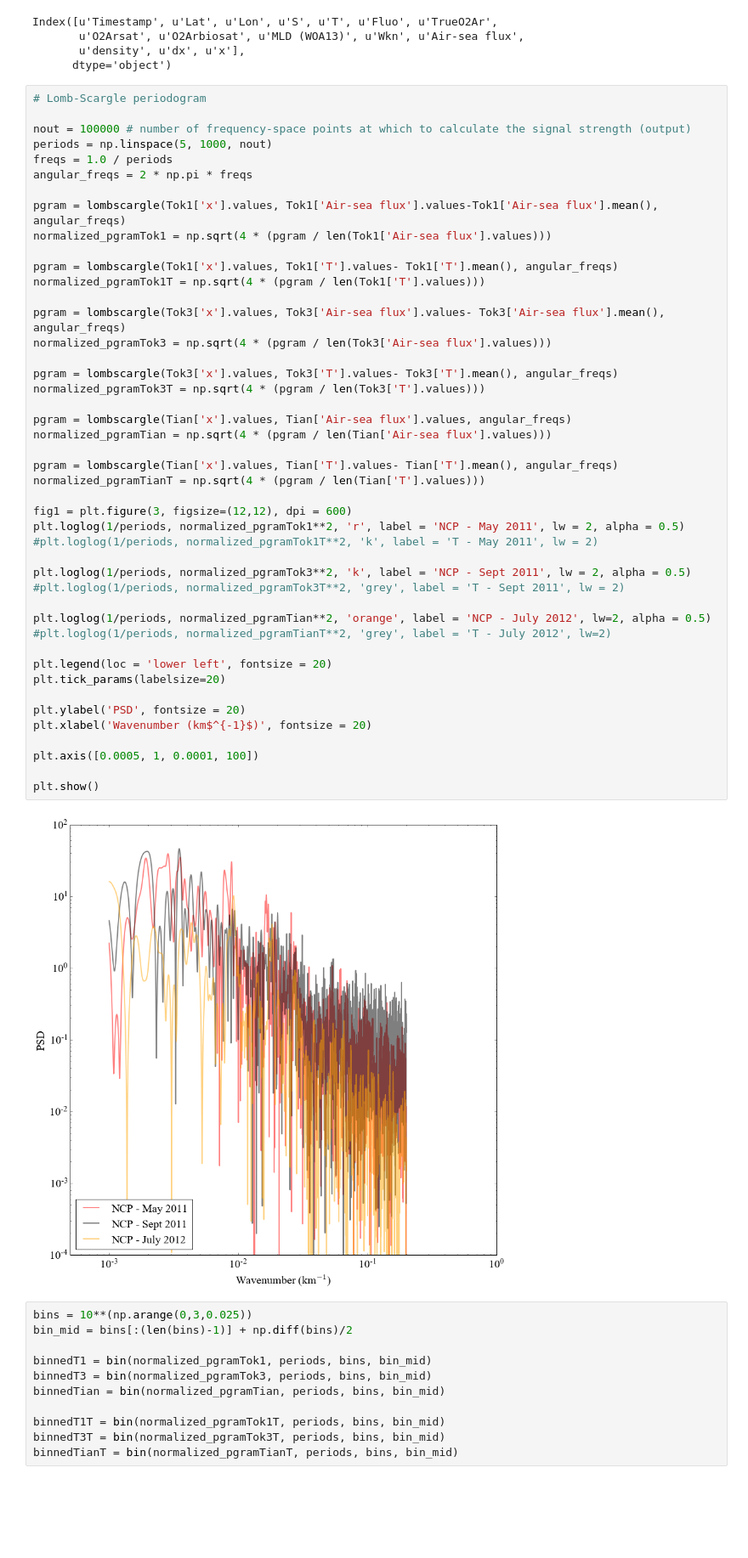
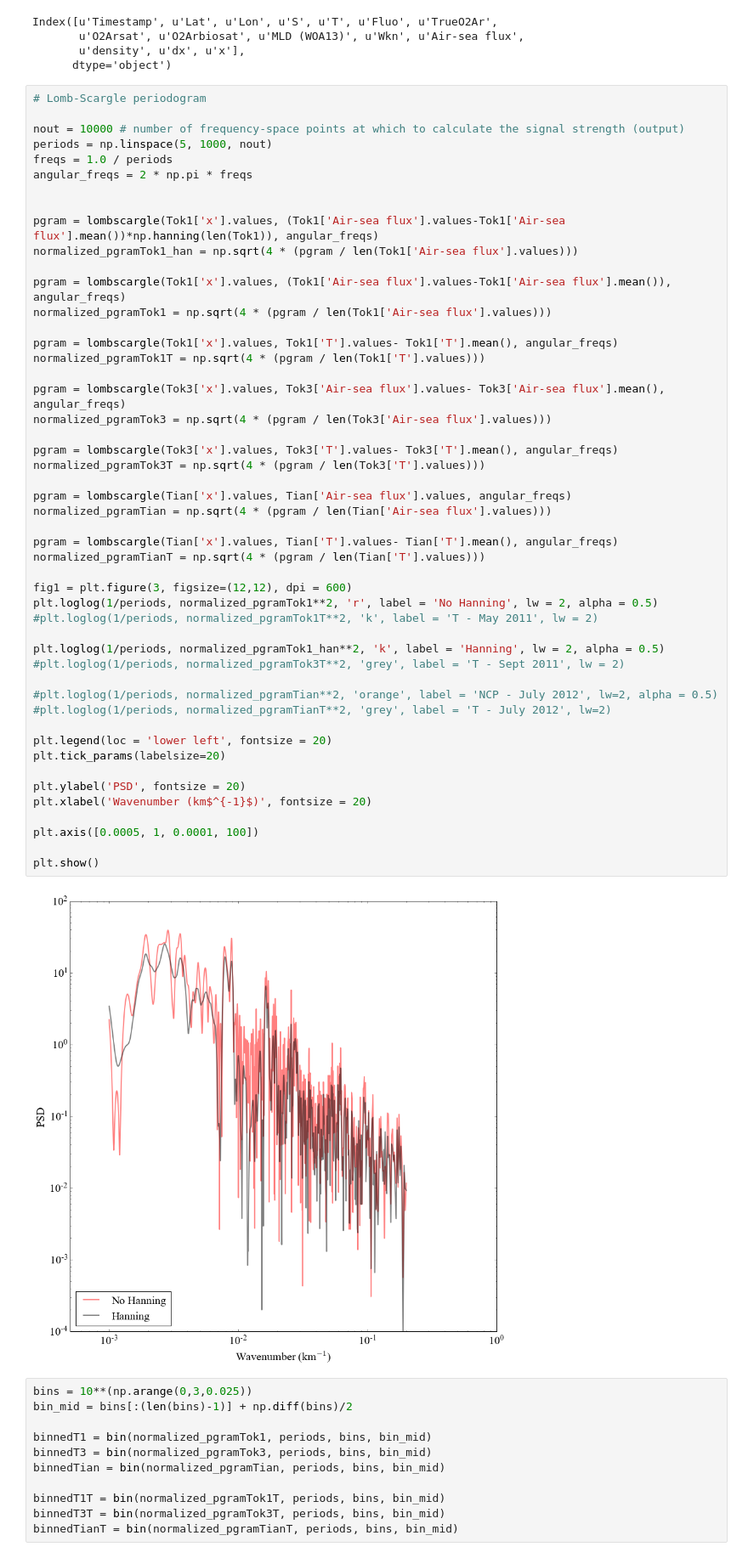
Before and after one commit to sophieclayton/kuroshio_productivity, a Jupyter notebook: NCP_spectra.ipynb, the cells around one changed output. Shown at 85% size. Cells and saved outputs as stored; diff of their text form; blank space fills up the shorter version.

```diff
--- a/NCP_spectra.ipynb
+++ b/NCP_spectra.ipynb
@@ -70,12 +70,16 @@ Index([u'Timestamp', u'Lat', u'Lon', u'S', u'T', u'Fluo', u'TrueO2Ar',
 # %%
 # Lomb-Scargle periodogram
 
-nout = 100000 # number of frequency-space points at which to calculate the signal strength (output)
+nout = 10000 # number of frequency-space points at which to calculate the signal strength (output)
 periods = np.linspace(5, 1000, nout)
 freqs = 1.0 / periods
 angular_freqs = 2 * np.pi * freqs
 
-pgram = lombscargle(Tok1['x'].values, Tok1['Air-sea flux'].values-Tok1['Air-sea flux'].mean(), angular_freqs)
+
+pgram = lombscargle(Tok1['x'].values, (Tok1['Air-sea flux'].values-Tok1['Air-sea flux'].mean())*np.hanning(len(Tok1)), angular_freqs)
+normalized_pgramTok1_han = np.sqrt(4 * (pgram / len(Tok1['Air-sea flux'].values)))
+
+pgram = lombscargle(Tok1['x'].values, (Tok1['Air-sea flux'].values-Tok1['Air-sea flux'].mean()), angular_freqs)
 normalized_pgramTok1 = np.sqrt(4 * (pgram / len(Tok1['Air-sea flux'].values)))
 
 pgram = lombscargle(Tok1['x'].values, Tok1['T'].values- Tok1['T'].mean(), angular_freqs)
@@ -83,37 +87,37 @@ normalized_pgramTok1T = np.sqrt(4 * (pgram / len(Tok1['T'].values)))
 
 pgram = lombscargle(Tok3['x'].values, Tok3['Air-sea flux'].values- Tok3['Air-sea flux'].mean(), angular_freqs)
 normalized_pgramTok3 = np.sqrt(4 * (pgram / len(Tok3['Air-sea flux'].values)))
 
 pgram = lombscargle(Tok3['x'].values, Tok3['T'].values- Tok3['T'].mean(), angular_freqs)
 normalized_pgramTok3T = np.sqrt(4 * (pgram / len(Tok3['T'].values)))
 
 pgram = lombscargle(Tian['x'].values, Tian['Air-sea flux'].values, angular_freqs)
 normalized_pgramTian = np.sqrt(4 * (pgram / len(Tian['Air-sea flux'].values)))
 
 pgram = lombscargle(Tian['x'].values, Tian['T'].values- Tian['T'].mean(), angular_freqs)
 normalized_pgramTianT = np.sqrt(4 * (pgram / len(Tian['T'].values)))
 
 fig1 = plt.figure(3, figsize=(12,12), dpi = 600)
-plt.loglog(1/periods, normalized_pgramTok1**2, 'r', label = 'NCP - May 2011', lw = 2, alpha = 0.5)
+plt.loglog(1/periods, normalized_pgramTok1**2, 'r', label = 'No Hanning', lw = 2, alpha = 0.5)
 #plt.loglog(1/periods, normalized_pgramTok1T**2, 'k', label = 'T - May 2011', lw = 2)
 
-plt.loglog(1/periods, normalized_pgramTok3**2, 'k', label = 'NCP - Sept 2011', lw = 2, alpha = 0.5)
+plt.loglog(1/periods, normalized_pgramTok1_han**2, 'k', label = 'Hanning', lw = 2, alpha = 0.5)
 #plt.loglog(1/periods, normalized_pgramTok3T**2, 'grey', label = 'T - Sept 2011', lw = 2)
 
-plt.loglog(1/periods, normalized_pgramTian**2, 'orange', label = 'NCP - July 2012', lw=2, alpha = 0.5)
+#plt.loglog(1/periods, normalized_pgramTian**2, 'orange', label = 'NCP - July 2012', lw=2, alpha = 0.5)
 #plt.loglog(1/periods, normalized_pgramTianT**2, 'grey', label = 'T - July 2012', lw=2)
 
 plt.legend(loc = 'lower left', fontsize = 20)
 plt.tick_params(labelsize=20)
 
 plt.ylabel('PSD', fontsize = 20)
 plt.xlabel('Wavenumber (km$^{-1}$)', fontsize = 20)
 
 plt.axis([0.0005, 1, 0.0001, 100])
 
 plt.show()
 # %% [output]
-[figure, old version]
+[figure, new version]
 # %%
 bins = 10**(np.arange(0,3,0.025))
 bin_mid = bins[:(len(bins)-1)] + np.diff(bins)/2
```
Also changed, not shown: parts of 6 cells of this notebook, 1 other file.
